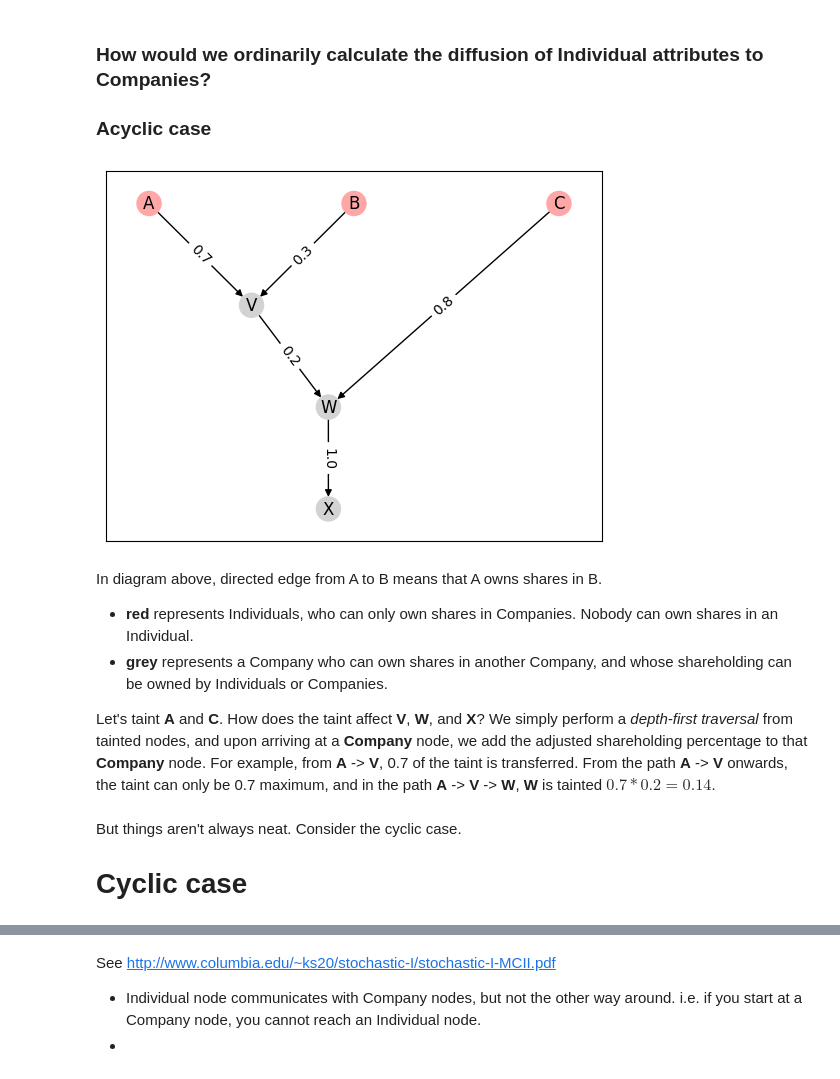
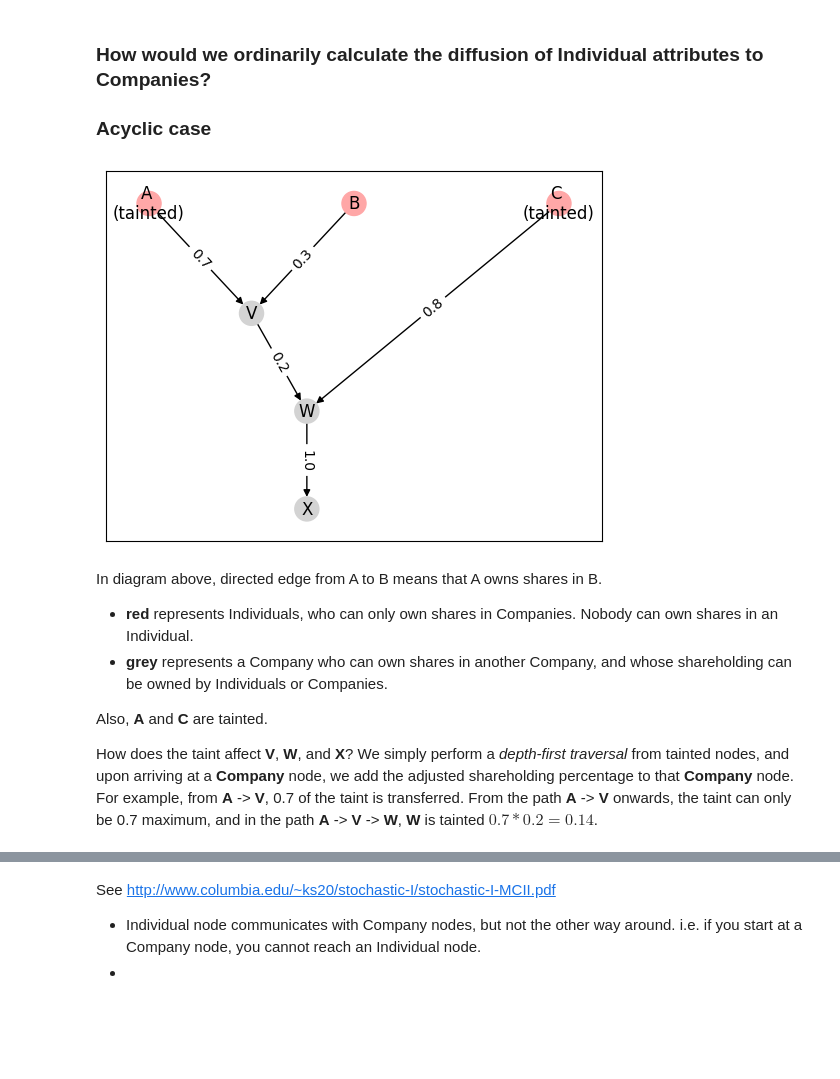
Before and after one commit to jingapore/shareholding_graph_analytics, a Jupyter notebook: notebook.ipynb, the cells around one changed output, grey strips where cells are left out. Drawn from its saved outputs; the diff is of its cells as text; code cells hidden in the pictures; blank space fills up the shorter version.

Commit message:
elaborate on acyclic case

```diff
--- a/notebook.ipynb
+++ b/notebook.ipynb
@@ -19,28 +19,28 @@ In particular certain **Individuals** may have attributes of concern. These coul
 ### How would we ordinarily calculate the diffusion of **Individual** attributes to **Companies**?
 ### Acyclic case
 # %%
-nodes = {"INDIVIDUAL":["A", "B", "C"], "COMPANY": ["V","W", "X"]}
-edges = [("A", "V", 0.7), ("B", "V", 0.3), ("V", "W", 0.2), ("C", "W", 0.8), ("W", "X", 1.0)]
+nodes = {"INDIVIDUAL":["A \n(tainted)", "B", "C \n(tainted)"], "COMPANY": ["V","W", "X"]}
+edges = [("A \n(tainted)", "V", 0.7), ("B", "V", 0.3), ("V", "W", 0.2), ("C \n(tainted)", "W", 0.8), ("W", "X", 1.0)]
 # %%
 G = nx.DiGraph()
 G.add_nodes_from(nodes["INDIVIDUAL"], type="INDIVDUAL")
 G.add_nodes_from(nodes["COMPANY"], type="COMPANY")
 for edge in edges:
     G.add_edge(edge[0], edge[1], weight=edge[2])
 
 pos=nx.drawing.nx_agraph.graphviz_layout(G, prog='dot')
 colour_map = ["#ffa7a7" if node in nodes["INDIVIDUAL"] else "#d3d3d3" for node in G]
-nx.draw_networkx(G, pos, node_color=colour_map);
+shape_map = ["s" if node in ["A", "C"] else "o" for node in G]
+nx.draw_networkx(G, pos, node_color=colour_map, node_shape="o");
 labels = nx.get_edge_attributes(G, "weight")
 nx.draw_networkx_edge_labels(G, pos, edge_labels=labels);
 # %% [output]
-[figure, old version]
+[figure, new version]
 # %% [markdown]
 In diagram above, directed edge from A to B means that A owns shares in B.
 - **red** represents Individuals, who can only own shares in Companies. Nobody can own shares in an Individual.
 - **grey** represents a Company who can own shares in another Company, and whose shareholding can be owned by Individuals or Companies.
 
-Let's taint **A** and **C**. How does the taint affect **V**, **W**, and **X**? We simply perform a *depth-first traversal* from tainted nodes, and upon arriving at a **Company** node, we add the adjusted shareholding percentage to that **Company** node. For example, from **A** -> **V**, 0.7 of the taint is transferred. From the path **A** -> **V** onwards, the taint can only be 0.7 maximum, and in the path **A** -> **V** -> **W**, **W** is tainted $0.7 * 0.2 = 0.14$.
+Also, **A** and **C** are tainted.
+
+How does the taint affect **V**, **W**, and **X**? We simply perform a *depth-first traversal* from tainted nodes, and upon arriving at a **Company** node, we add the adjusted shareholding percentage to that **Company** node. For example, from **A** -> **V**, 0.7 of the taint is transferred. From the path **A** -> **V** onwards, the taint can only be 0.7 maximum, and in the path **A** -> **V** -> **W**, **W** is tainted $0.7 * 0.2 = 0.14$.
-# %% [markdown]
-But things aren't always neat. Consider the cyclic case.
-# Cyclic case
```
Also changed, not shown: parts of 7 cells of this notebook, 1 other file.
